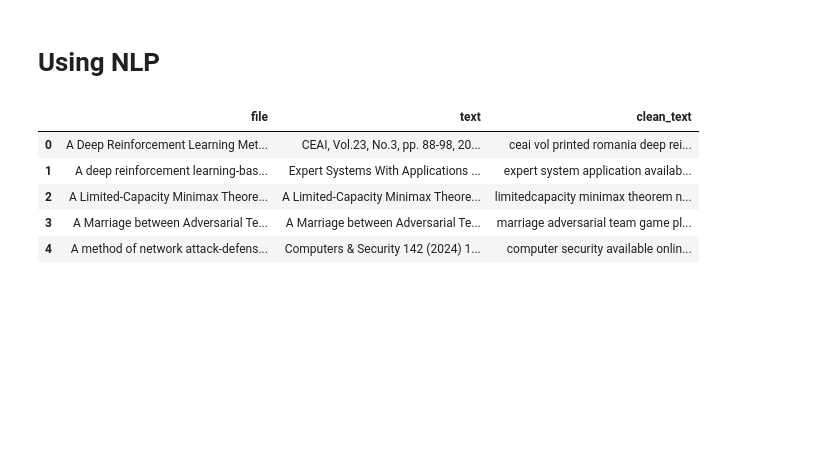
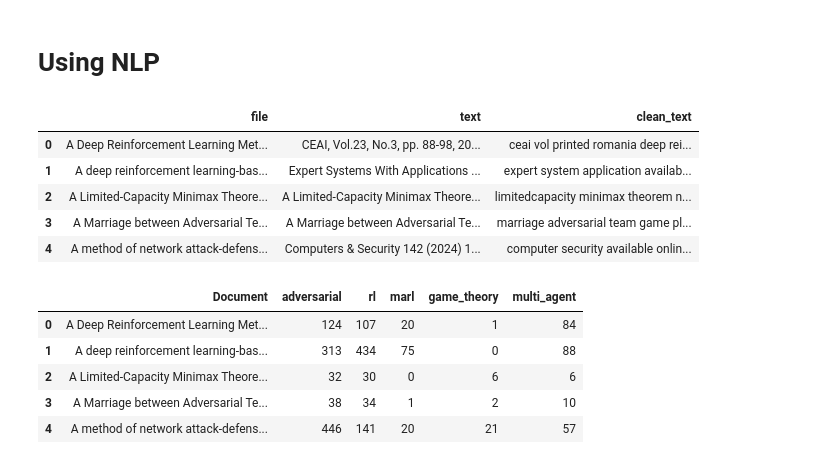
Before and after one commit to HamBa-m/sci-scraper, a Jupyter notebook: notebooks/cluster.ipynb, the cells around one changed output. Saved outputs shown, nothing was run; the diff lists cells and outputs as text; code cells hidden in the pictures; blank space fills up the shorter version.

```diff
--- a/notebooks/cluster.ipynb
+++ b/notebooks/cluster.ipynb
@@ -325,0 +329,24 @@ kw_rl = keywords['rl']
+# %%
+# use the keywords to generate a frequency count of the keywords in the papers
+kw_freq = {}
+for i in tqdm(range(len(df)), desc='Extracting Keywords', unit='file'):
+    kw_freq[df['file'][i]] = {
+        'adversarial': sum(df['clean_text'][i].count(kw) for kw in kw_adversarial),
+        'rl': sum(df['clean_text'][i].count(kw) for kw in kw_rl),
+        'marl': sum(df['clean_text'][i].count(kw) for kw in kw_marl),
+        'game_theory': sum(df['clean_text'][i].count(kw) for kw in kw_game_theory),
+        'multi_agent': sum(df['clean_text'][i].count(kw) for kw in kw_multi_agent)
+    }
+
+# create a dataframe from the frequency count
+df_kw = pd.DataFrame(kw_freq).T
+df_kw = df_kw.reset_index()
+df_kw = df_kw.rename(columns={'index': 'Document'})
+df_kw.head()
+# %% [output]
+|  | Document | adversarial | rl | marl | game_theory | multi_agent |
+| 0 | A Deep Reinforcement Learning Met... | 124 | 107 | 20 | 1 | 84 |
+| 1 | A deep reinforcement learning-bas... | 313 | 434 | 75 | 0 | 88 |
+| 2 | A Limited-Capacity Minimax Theore... | 32 | 30 | 0 | 6 | 6 |
+| 3 | A Marriage between Adversarial Te... | 38 | 34 | 1 | 2 | 10 |
+| 4 | A method of network attack-defens... | 446 | 141 | 20 | 21 | 57 |
```
Also changed, not shown: parts of 2 cells of this notebook.
